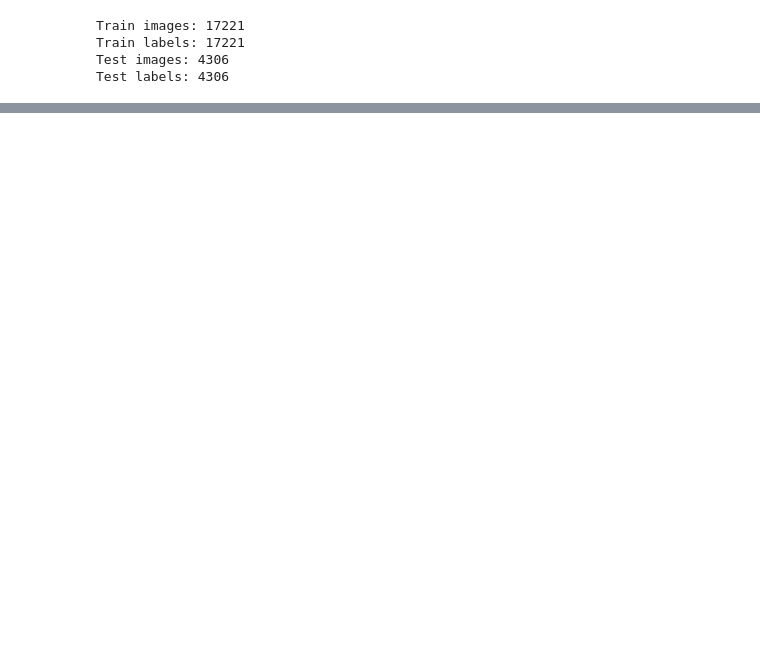
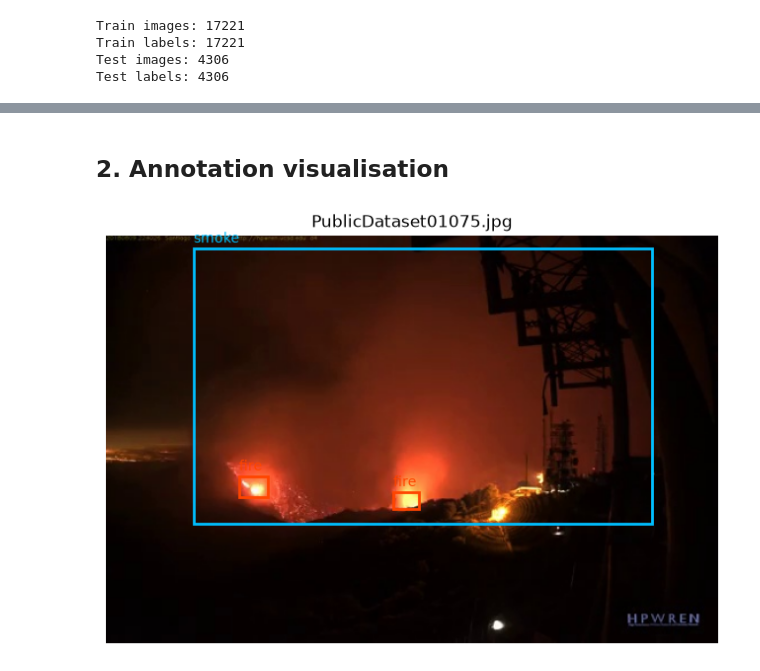
Before and after one commit to Lou1sThomas/NeuralNetworks-Group26, a Jupyter notebook: notebooks/01_data_exploration.ipynb, the cells around one changed output, grey strips where cells are left out. Saved outputs shown, nothing was run; the diff lists cells and outputs as text; code cells hidden in the pictures; blank space fills up the shorter version.

```diff
--- a/notebooks/01_data_exploration.ipynb
+++ b/notebooks/01_data_exploration.ipynb
@@ -40,0 +63,42 @@ Test labels: 4306
+# %% [markdown]
+## 2. Annotation visualisation
+# %%
+import matplotlib.pyplot as plt
+import matplotlib.patches as patches
+from PIL import Image
+
+CLASS_NAMES = ["smoke", "fire"]
+COLOURS = ["deepskyblue", "orangered"]
+
+def show_boxes(image_path, boxes, title=None):
+    img = Image.open(image_path)
+    W, H = img.size
+
+    fig, ax = plt.subplots(figsize=(8, 6))
+    ax.imshow(img)                         # show the image
+
+    for class_id, x_center, y_center, width, height in boxes:
+
+        box_w = width * W                  # box width in pixels
+        box_h = height * H                 # box height in pixels
+
+        # Labels give the CENTRE of the box, but matplotlib needs the TOP-LEFT corner,
+        # so move half the box width left and half the box height up from the centre
+        x0 = (x_center - width / 2) * W
+        y0 = (y_center - height / 2) * H   # top edge in pixels
+
+        rect = patches.Rectangle((x0, y0), box_w, box_h,
+                                 fill=False, linewidth=2,
+                                 edgecolor=COLOURS[class_id])   # colour by class
+        ax.add_patch(rect)                                      # draw the box
+        ax.text(x0, y0 - 5, CLASS_NAMES[class_id],
+                color=COLOURS[class_id], fontsize=10)
+
+    ax.set_title(title if title else os.path.basename(image_path))
+    ax.axis("off")                         # hide the pixel axes
+    plt.show()
+# %%
+image_path = os.path.join(TEST_DIR, "images", "PublicDataset01075.jpg")
+show_boxes(image_path, fire_and_smoke_labels)
+# %% [output]
+[figure, added]
```
Also changed, not shown: parts of 10 cells of this notebook.
